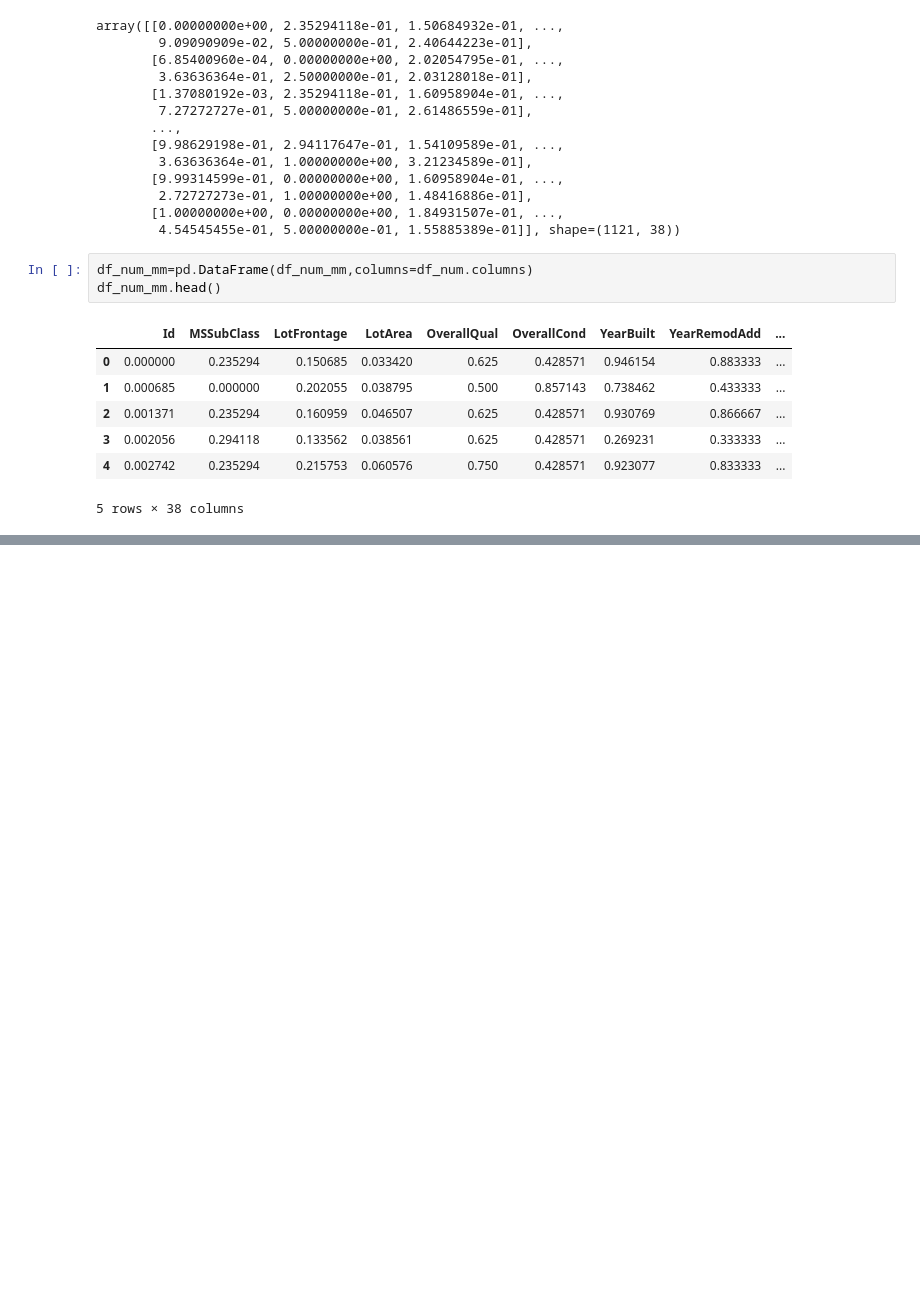
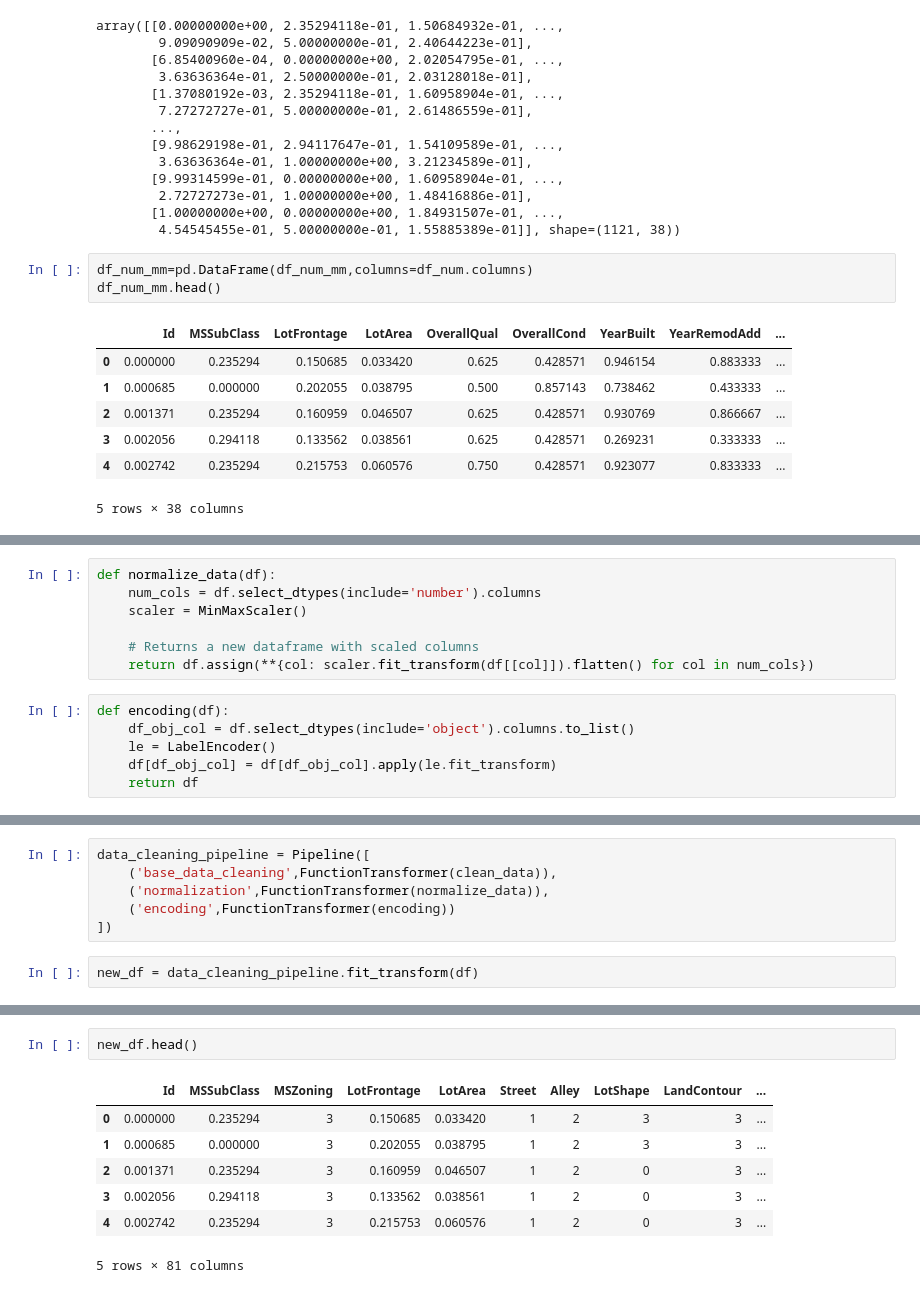
Before and after one commit to Aruny77uh/linear_regression, a Jupyter notebook: multiple_lin.ipynb, the cells around one changed output, grey strips where cells are left out. Drawn from its saved outputs; the diff is of its cells as text; blank space fills up the shorter version.

Commit message:
learned pipeline implementation

```diff
--- a/multiple_lin.ipynb
+++ b/multiple_lin.ipynb
@@ -209,0 +219,13 @@ df_num_mm.head()
+# %%
+def normalize_data(df):
+    num_cols = df.select_dtypes(include='number').columns
+    scaler = MinMaxScaler()
+
+    # Returns a new dataframe with scaled columns
+    return df.assign(**{col: scaler.fit_transform(df[[col]]).flatten() for col in num_cols})
+# %%
+def encoding(df):
+    df_obj_col = df.select_dtypes(include='object').columns.to_list()
+    le = LabelEncoder()
+    df[df_obj_col] = df[df_obj_col].apply(le.fit_transform)
+    return df
@@ -209,0 +235,8 @@ df_num_mm.head()
+# %%
+data_cleaning_pipeline = Pipeline([
+    ('base_data_cleaning',FunctionTransformer(clean_data)),
+    ('normalization',FunctionTransformer(normalize_data)),
+    ('encoding',FunctionTransformer(encoding))
+])
+# %%
+new_df = data_cleaning_pipeline.fit_transform(df)
@@ -209,0 +252,10 @@ df_num_mm.head()
+# %%
+new_df.head()
+# %% [output]
+|  | Id | MSSubClass | MSZoning | LotFrontage | LotArea | Street | Alley | LotShape | LandContour | ... |
+| 0 | 0.000000 | 0.235294 | 3 | 0.150685 | 0.033420 | 1 | 2 | 3 | 3 | ... |
+| 1 | 0.000685 | 0.000000 | 3 | 0.202055 | 0.038795 | 1 | 2 | 3 | 3 | ... |
+| 2 | 0.001371 | 0.235294 | 3 | 0.160959 | 0.046507 | 1 | 2 | 0 | 3 | ... |
+| 3 | 0.002056 | 0.294118 | 3 | 0.133562 | 0.038561 | 1 | 2 | 0 | 3 | ... |
+| 4 | 0.002742 | 0.235294 | 3 | 0.215753 | 0.060576 | 1 | 2 | 0 | 3 | ... |
+5 rows × 81 columns
```
Also changed, not shown: parts of 4 cells of this notebook.
